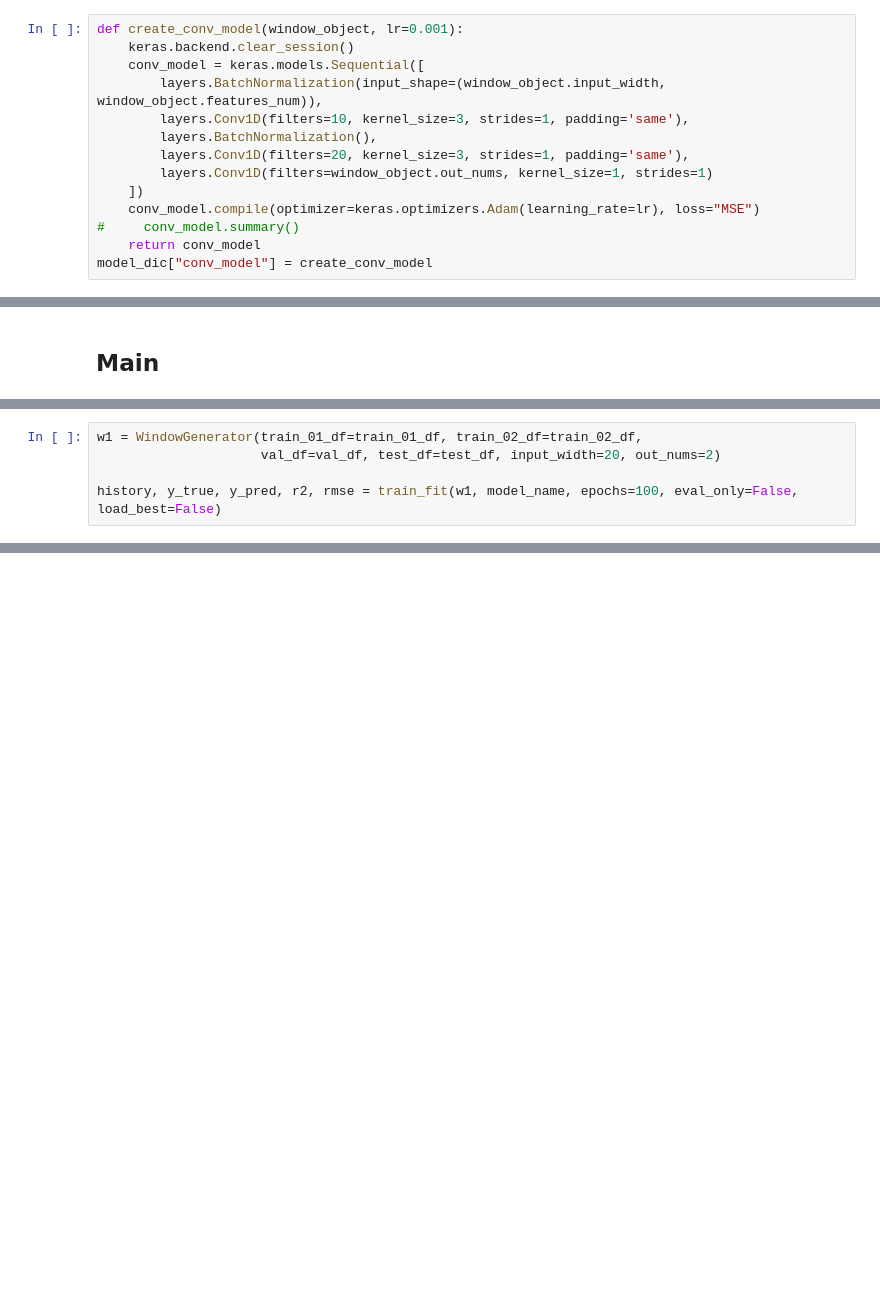
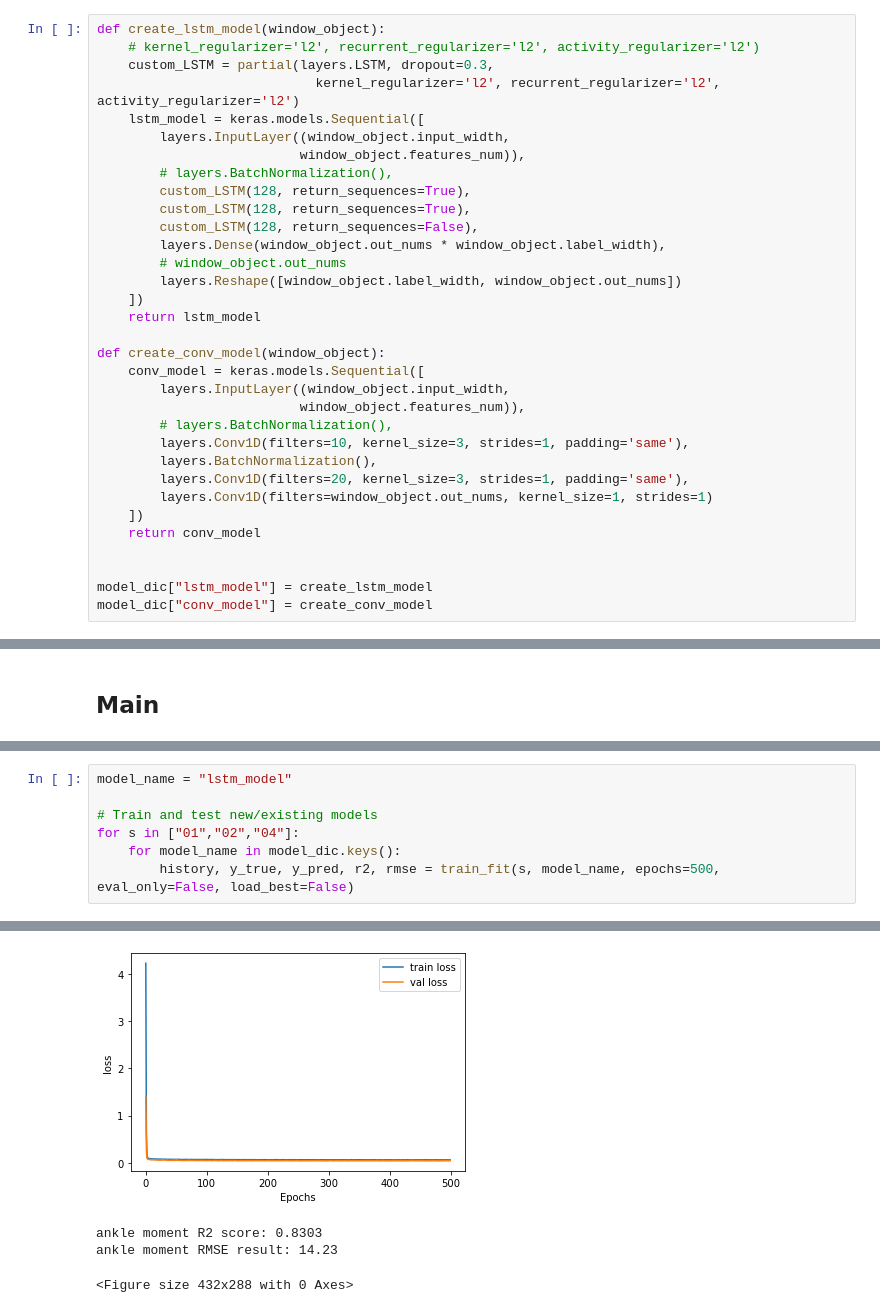
Before and after one commit to Amged-Elsheikh/Gait_Codes, a Jupyter notebook: Model.ipynb, the cells around one changed output, grey strips where cells are left out. Cells and saved outputs as stored; diff of their text form; blank space fills up the shorter version.

```diff
--- a/Model.ipynb
+++ b/Model.ipynb
@@ -143,14 +232,33 @@ model_dic["lstm_model"] = create_lstm_model
 # %%
-def create_conv_model(window_object, lr=0.001):
-    keras.backend.clear_session()
+def create_lstm_model(window_object):
+    # kernel_regularizer='l2', recurrent_regularizer='l2', activity_regularizer='l2')
+    custom_LSTM = partial(layers.LSTM, dropout=0.3,
+                            kernel_regularizer='l2', recurrent_regularizer='l2', activity_regularizer='l2')
+    lstm_model = keras.models.Sequential([
+        layers.InputLayer((window_object.input_width,
+                          window_object.features_num)),
+        # layers.BatchNormalization(),
+        custom_LSTM(128, return_sequences=True),
+        custom_LSTM(128, return_sequences=True),
+        custom_LSTM(128, return_sequences=False),
+        layers.Dense(window_object.out_nums * window_object.label_width),
+        # window_object.out_nums
+        layers.Reshape([window_object.label_width, window_object.out_nums])
+    ])
+    return lstm_model
+
+def create_conv_model(window_object):
     conv_model = keras.models.Sequential([
-        layers.BatchNormalization(input_shape=(window_object.input_width, window_object.features_num)),
+        layers.InputLayer((window_object.input_width,
+                          window_object.features_num)),
+        # layers.BatchNormalization(),
         layers.Conv1D(filters=10, kernel_size=3, strides=1, padding='same'),
         layers.BatchNormalization(),
         layers.Conv1D(filters=20, kernel_size=3, strides=1, padding='same'),
         layers.Conv1D(filters=window_object.out_nums, kernel_size=1, strides=1)
     ])
-    conv_model.compile(optimizer=keras.optimizers.Adam(learning_rate=lr), loss="MSE")
-#     conv_model.summary()
     return conv_model
+
+
+model_dic["lstm_model"] = create_lstm_model
 model_dic["conv_model"] = create_conv_model
@@ -258,5 +266,0 @@ model_name = "lstm_model"
-# %%
-w1 = WindowGenerator(train_01_df=train_01_df, train_02_df=train_02_df,
-                     val_df=val_df, test_df=test_df, input_width=20, out_nums=2)
-
-history, y_true, y_pred, r2, rmse = train_fit(w1, model_name, epochs=100, eval_only=False, load_best=False)
@@ -268,0 +271,8 @@ ValueError: in user code:
+# %%
+model_name = "lstm_model"
+
+# Train and test new/existing models
+for s in ["01","02","04"]:
+    for model_name in model_dic.keys():
+        history, y_true, y_pred, r2, rmse = train_fit(s, model_name, epochs=500, eval_only=False, load_best=False)
+# %% [output]
@@ -268,0 +296,4 @@ ValueError: in user code:
+[figure, added]
+ankle moment R2 score: 0.8303
+ankle moment RMSE result: 14.23
+<Figure size 432x288 with 0 Axes>
```
Also changed, not shown: parts of 32 cells of this notebook, 1 other file.
